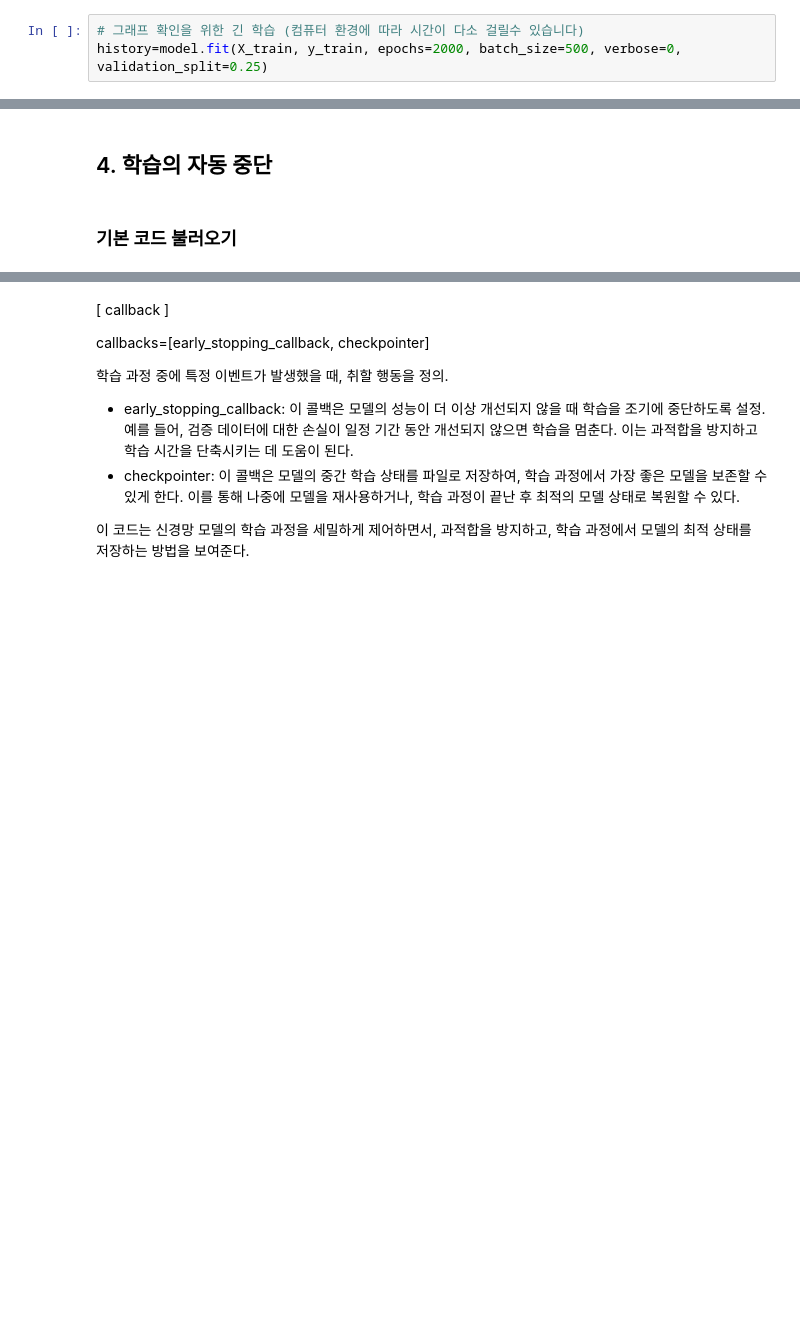
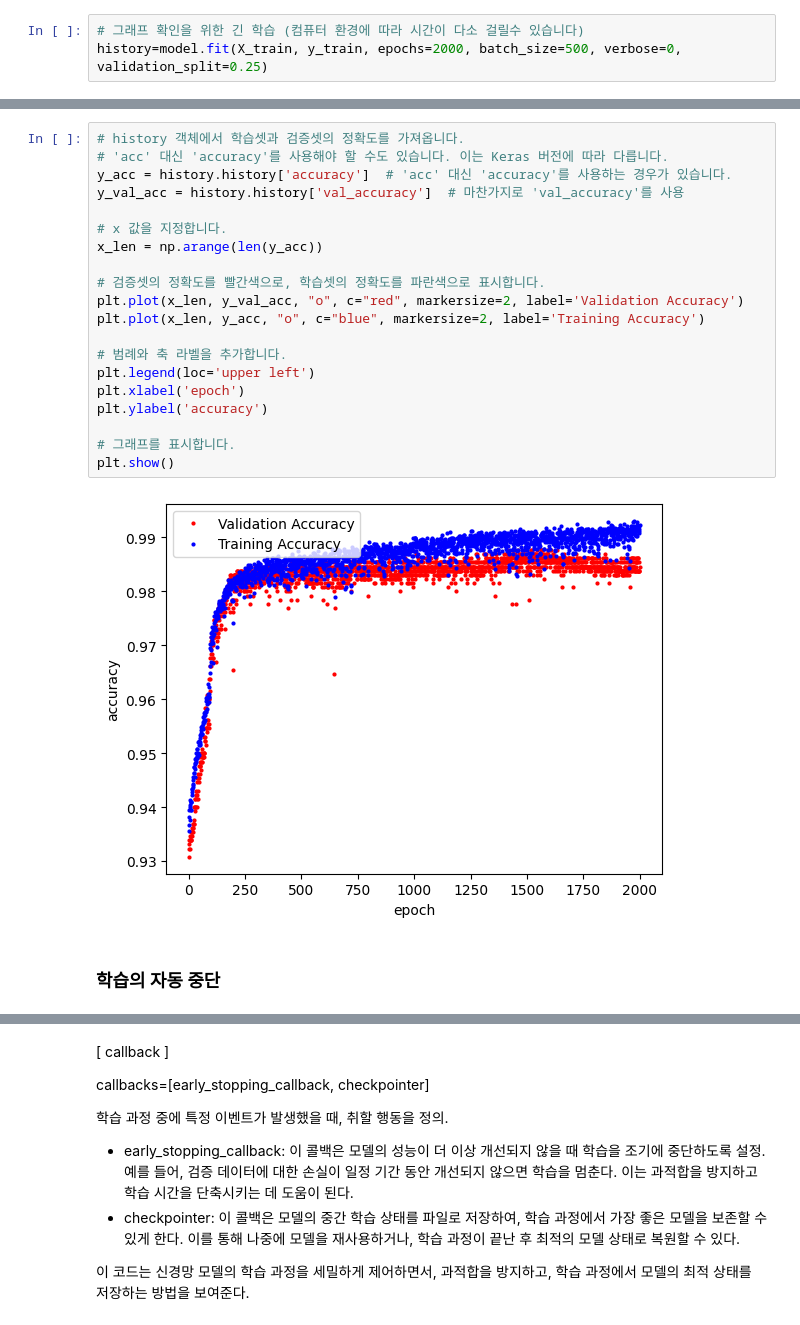
Before and after one commit to bnv20/kdt_2310, a Jupyter notebook: m6_dl/m6_모델성능개선.ipynb, the cells around one changed output, grey strips where cells are left out. Saved outputs shown, nothing was run; the diff lists cells and outputs as text; blank space fills up the shorter version.

```diff
--- a/m6_dl/m6_모델성능개선.ipynb
+++ b/m6_dl/m6_모델성능개선.ipynb
@@ -201,7 +199,27 @@ plt.show()
+# %%
+# history 객체에서 학습셋과 검증셋의 정확도를 가져옵니다.
+# 'acc' 대신 'accuracy'를 사용해야 할 수도 있습니다. 이는 Keras 버전에 따라 다릅니다.
+y_acc = history.history['accuracy']  # 'acc' 대신 'accuracy'를 사용하는 경우가 있습니다.
+y_val_acc = history.history['val_accuracy']  # 마찬가지로 'val_accuracy'를 사용
+
+# x 값을 지정합니다.
+x_len = np.arange(len(y_acc))
+
+# 검증셋의 정확도를 빨간색으로, 학습셋의 정확도를 파란색으로 표시합니다.
+plt.plot(x_len, y_val_acc, "o", c="red", markersize=2, label='Validation Accuracy')
+plt.plot(x_len, y_acc, "o", c="blue", markersize=2, label='Training Accuracy')
+
+# 범례와 축 라벨을 추가합니다.
+plt.legend(loc='upper left')
+plt.xlabel('epoch')
+plt.ylabel('accuracy')
+
+# 그래프를 표시합니다.
+plt.show()
+# %% [output]
+[figure, added]
 # %% [markdown]
-## 4. 학습의 자동 중단
+### 학습의 자동 중단
-# %% [markdown]
-### 기본 코드 불러오기
 # %%
 from tensorflow.keras.models import Sequential
 from tensorflow.keras.layers import Dense
```
Also changed, not shown: parts of 28 cells of this notebook.
